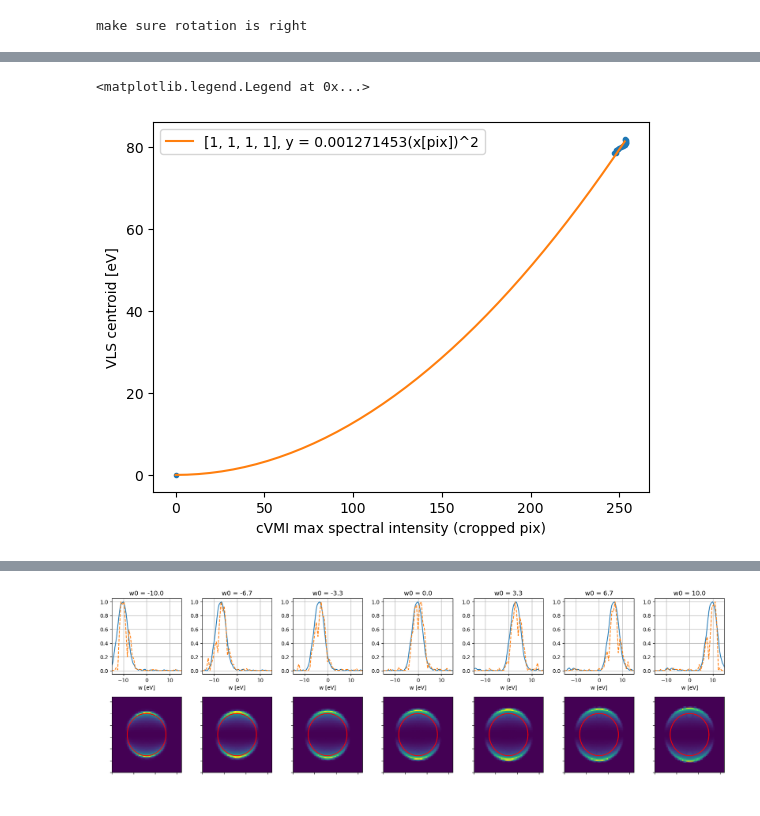
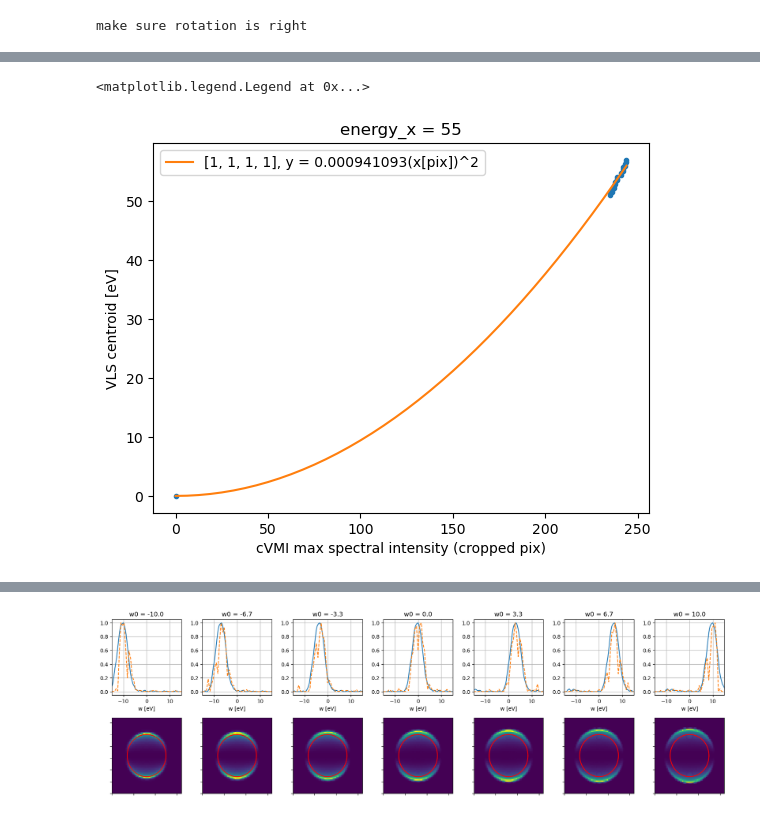
Before and after one commit to parisfranz/cVMI, a Jupyter notebook: Calibration_X510.ipynb, the cells around one changed output, grey strips where cells are left out. Saved outputs shown, nothing was run; the diff lists cells and outputs as text; code cells hidden in the pictures.

```diff
--- a/Calibration_X510.ipynb
+++ b/Calibration_X510.ipynb
@@ -592,0 +594,10 @@ To use the future default and silence this warning we advise to pass `rcond=None
+# %%
+N = 2801
+xf = np.arange(-N/2-1/2,N/2-1/2,1)/np.abs(vNaxis['t_sample'][0])/2
+# xf = np.arange(-N/2+1/2,N/2+1/2,1)/((vNaxis['t_sample'][-1] - vNaxis['t_sample'][0])) #using tsample range
+eV = 1239.84*(2*np.pi*xf)/2.9979E8/(2*np.pi)*1e-9
+# %%
+N = 2801
+xxf = np.arange(-N/2-1/2,N/2-1/2,1)/np.abs(vNaxis['t'][0])/2
+# xf = np.arange(-N/2+1/2,N/2+1/2,1)/((vNaxis['t_sample'][-1] - vNaxis['t_sample'][0])) #using tsample range
+xeV = 1239.84*(2*np.pi*xxf)/2.9979E8/(2*np.pi)*1e-9
@@ -598,3 +710,7 @@ plt.plot(Ew*Ew.conj())
+# %%
+#pixpereV = 29.471
+#pixpereV = 6.95
+pixpereV = 6.95
 # %%
 n = 20
 
@@ -604,7 +720,7 @@ tocoreV = []
 sss = np.roll(np.mean(specs,axis = 0), offset) #DON"T FORGET TO ROLL BEFORE POINT CLASS
 
 quadrant_filters=[[1,0,0,0], [0,1,0,0], [0,0,1,0], [0,0,0,1], [1,1,1,1]]
-ees = np.linspace(-1.5,2,n) #370,420
+ees = np.linspace(-4,2,n) #370,420
 rrs0 = np.zeros((n,len(quadrant_filters)))
 r1=200
 r2 = 300
@@ -684,35 +800,37 @@ plt.legend()
 # %%
+w0 = 55
 j = -1
 rplot = rrs0[:,j]
 eVplot = ees #look_eVs #[ind]
 ind = np.argsort(eVplot)
 eVplot= eVplot[ind]
 rplot = rplot[ind]
 rplot = np.hstack(([0],rplot))
 eVplot = np.hstack(([0],w0+eVplot))
 
 
 #     rplot = rplot[eVplot>-3.25]
 #     eVplot = eVplot[eVplot>-3.25]
 
 #     eVplot = eVplot[rplot<350]
 #     rplot = rplot[rplot<350]
 
 
 
 plt.plot(rplot, eVplot,'.') #, alpha = alphas)
 #plt.plot(rrs[:,j], look_eVs, alpha = 0.5,label = qfilter)
 #m,b,c = np.polyfit(eVplot, rplot, 2)
 a = quadratic_fit(rplot,eVplot)
 rs = np.linspace(rplot[0],rplot[-1], 40)
 plt.plot(rs,quadratic(rs, a), label = str(qfilter) + ', y = %1.9f(x[pix])^2' %(a))
 
 
 plt.ylabel('VLS centroid [eV]')
 plt.xlabel('cVMI max spectral intensity (cropped pix)')
+plt.title('energy_x = %1.0f' %w0)
 #plt.xlim(340,)
 #plt.ylim(0,)
 plt.legend()
 # %% [output]
 <matplotlib.legend.Legend at 0x...>
-[figure, old version]
+[figure, new version]
```
Also changed, not shown: parts of 28 cells of this notebook, 48 other files.
